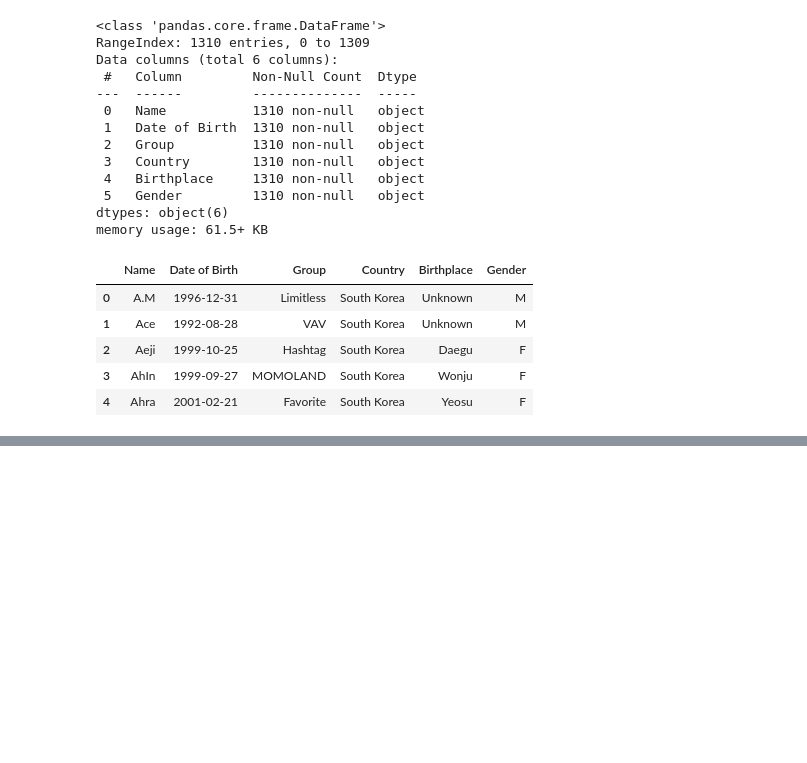
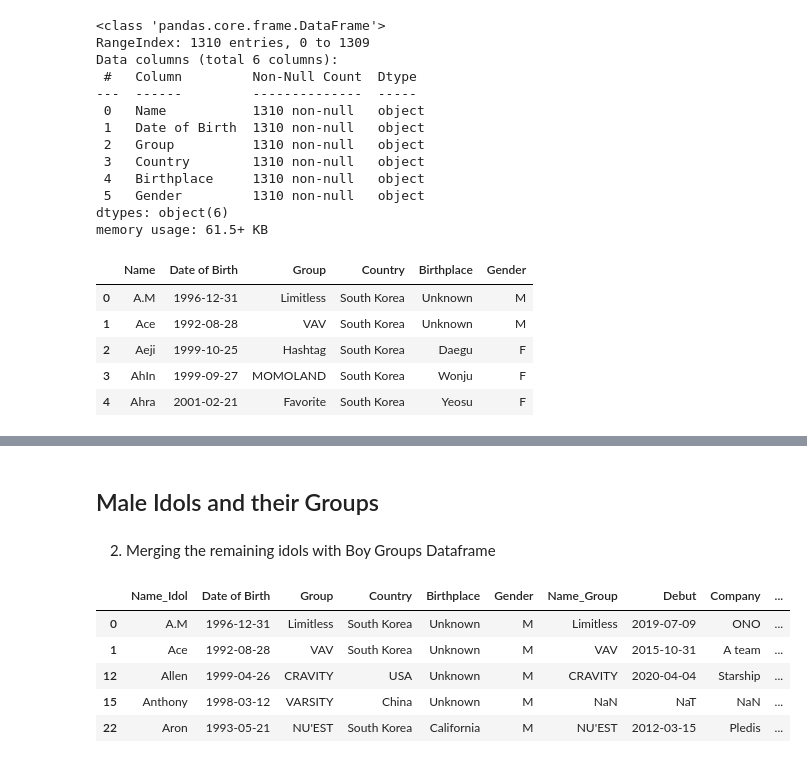
Before and after one commit to ssim3/Kpop_EDA, a Jupyter notebook: kpop_eda.ipynb, the cells around one changed output, grey strips where cells are left out. Saved outputs shown, nothing was run; the diff lists cells and outputs as text; code cells hidden in the pictures; blank space fills up the shorter version.

```diff
--- a/kpop_eda.ipynb
+++ b/kpop_eda.ipynb
@@ -373,0 +419,17 @@ idols.head() # All cleaned up
+# %% [markdown]
+## Male Idols and their Groups
+# %% [markdown]
+2. Merging the remaining idols with Boy Groups Dataframe
+# %%
+m_idols_n_groups = idols.merge(bg, how="left", left_on="Group", right_on="Name", suffixes=["_Idol", "_Group"])
+# %%
+m_idols_n_groups.drop(m_idols_n_groups[m_idols_n_groups["Gender"] == "F"].index, inplace=True)
+# %%
+m_idols_n_groups.head()
+# %% [output]
+|  | Name_Idol | Date of Birth | Group | Country | Birthplace | Gender | Name_Group | Debut | Company | ... |
+| 0 | A.M | 1996-12-31 | Limitless | South Korea | Unknown | M | Limitless | 2019-07-09 | ONO | ... |
+| 1 | Ace | 1992-08-28 | VAV | South Korea | Unknown | M | VAV | 2015-10-31 | A team | ... |
+| 12 | Allen | 1999-04-26 | CRAVITY | USA | Unknown | M | CRAVITY | 2020-04-04 | Starship | ... |
+| 15 | Anthony | 1998-03-12 | VARSITY | China | Unknown | M | NaN | NaT | NaN | ... |
+| 22 | Aron | 1993-05-21 | NU'EST | South Korea | California | M | NU'EST | 2012-03-15 | Pledis | ... |
```
Also changed, not shown: parts of 14 cells of this notebook.
